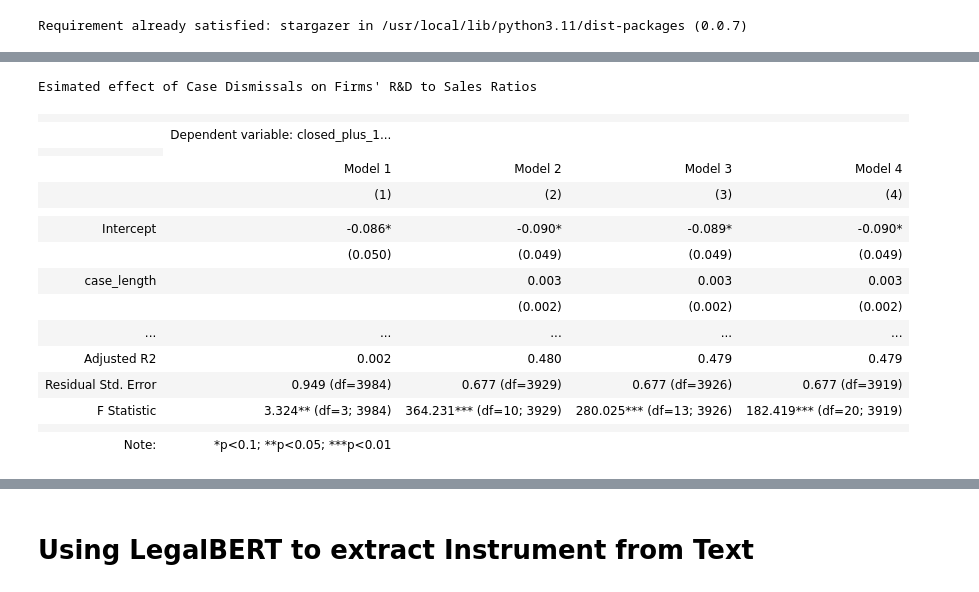
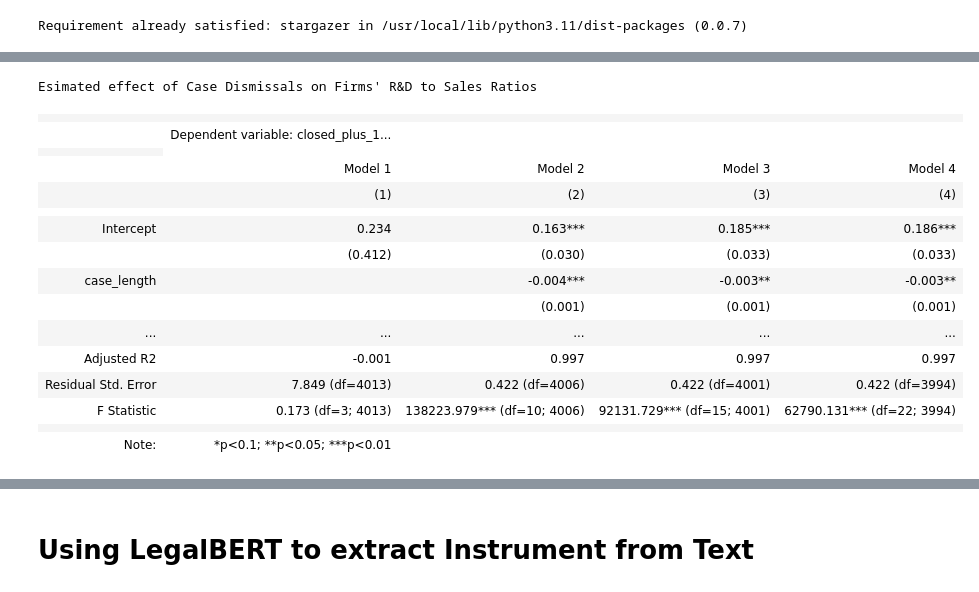
Before and after one commit to Sai0472003/PatentLitigation_Impact, a Jupyter notebook: Causal_Inference.ipynb, the cells around one changed output, grey strips where cells are left out. Saved outputs shown, nothing was run; the diff lists cells and outputs as text; code cells hidden in the pictures.

```diff
--- a/Causal_Inference.ipynb
+++ b/Causal_Inference.ipynb
@@ -345,48 +365,48 @@ Requirement already satisfied: stargazer in /usr/local/lib/python3.11/dist-packa
 # %%
-# Regression Table 1.2: Heterogeniety between Defendants and Plaintiffs (Dismissals)
+# Regression Table 1: Heterogeniety between Defendants and Plaintiffs (Dismissals)
 
 #base model
-model_1 = smf.ols('closed_plus_1_npm ~ disp_dismissed*defendant ', data=npm).fit()
+model_1 = smf.ols('closed_plus_1_rd_sale ~ disp_dismissed*defendant ', data=rnd).fit()
 
 #adds covariates
-model_2 = smf.ols('closed_plus_1_npm ~ disp_dismissed*defendant + past_performance + case_length + info_tech + health_care + industrials + materials + consumer_discretionary', data=npm).fit()
+model_2 = smf.ols('closed_plus_1_rd_sale ~ disp_dismissed*defendant + filed_minus_1_rd_sale + case_length + info_tech + health_care + industrials + materials + consumer_discretionary', data=rnd).fit()
 
 #adds more types of dsimissals and interactions between them
-model_3 = smf.ols('closed_plus_1_npm ~ disp_dismissed*defendant + disp_dismissed:dismissed_settlement + disp_dismissed:dismissed_voluntary + disp_dismissed:disp_before_issue_joined + past_performance + case_length + info_tech + health_care + industrials + materials + consumer_discretionary', data=npm).fit()
+model_3 = smf.ols('closed_plus_1_rd_sale ~ disp_dismissed*defendant + judgment_favor_plt + judgment_favor_def + disp_dismissed:dismissed_settlement + disp_dismissed:dismissed_voluntary + disp_dismissed:disp_before_issue_joined + filed_minus_1_rd_sale + case_length + info_tech + health_care + industrials + materials + consumer_discretionary', data=rnd).fit()
 
 #plaintiff-defendant heterogeniety between different types of dissmissals
-model_4 = smf.ols('closed_plus_1_npm ~ disp_dismissed*defendant + disp_dismissed:dismissed_settlement*defendant + disp_dismissed:dismissed_voluntary*defendant + disp_dismissed:disp_before_issue_joined*defendant + disp_dismissed:disp_before_issue_joined:dismissed_settlement + disp_dismissed:disp_before_issue_joined:dismissed_settlement:defendant + disp_dismissed:disp_before_issue_joined:dismissed_voluntary + disp_dismissed:disp_before_issue_joined:dismissed_voluntary*defendant + past_performance + case_length + info_tech + health_care + industrials + materials + consumer_discretionary', data=npm).fit()
+model_4 = smf.ols('closed_plus_1_rd_sale ~ disp_dismissed*defendant + judgment_favor_plt + judgment_favor_def + disp_dismissed:dismissed_settlement*defendant + disp_dismissed:dismissed_voluntary*defendant + disp_dismissed:disp_before_issue_joined*defendant + disp_dismissed:disp_before_issue_joined:dismissed_settlement + disp_dismissed:disp_before_issue_joined:dismissed_settlement:defendant + disp_dismissed:disp_before_issue_joined:dismissed_voluntary + disp_dismissed:disp_before_issue_joined:dismissed_voluntary*defendant + filed_minus_1_rd_sale + case_length + info_tech + health_care + industrials + materials + consumer_discretionary', data=rnd).fit()
 
 #creating stargazer object
 stargazer = Stargazer([model_1, model_2, model_3, model_4])
 
 # Custom column names
 stargazer.custom_columns(["Model 1", 'Model 2', 'Model 3', 'Model 4'], [1, 1, 1, 1])
 
 
 #stargazer.covariate_order([])
 
 #stargazer.rename_covariates({})
 
 stargazer.title("Esimated effect of Case Dismissals on Firms' R&D to Sales Ratios")
 
 # Display in Jupyter Notebook
 display(HTML(stargazer.render_html()))
 # %% [output]
 Esimated effect of Case Dismissals on Firms' R&D to Sales Ratios
 |  |  |  |  |  |
 |  | Dependent variable: closed_plus_1... |  |  |  |
 |  |
 |  | Model 1 | Model 2 | Model 3 | Model 4 |
 |  | (1) | (2) | (3) | (4) |
 |  |  |  |  |  |
-| Intercept | -0.086* | -0.090* | -0.089* | -0.090* |
-|  | (0.050) | (0.049) | (0.049) | (0.049) |
-| case_length |  | 0.003 | 0.003 | 0.003 |
-|  |  | (0.002) | (0.002) | (0.002) |
+| Intercept | 0.234 | 0.163*** | 0.185*** | 0.186*** |
+|  | (0.412) | (0.030) | (0.033) | (0.033) |
+| case_length |  | -0.004*** | -0.003** | -0.003** |
+|  |  | (0.001) | (0.001) | (0.001) |
 | ... | ... | ... | ... | ... |
-| Adjusted R2 | 0.002 | 0.480 | 0.479 | 0.479 |
-| Residual Std. Error | 0.949 (df=3984) | 0.677 (df=3929) | 0.677 (df=3926) | 0.677 (df=3919) |
-| F Statistic | 3.324** (df=3; 3984) | 364.231*** (df=10; 3929) | 280.025*** (df=13; 3926) | 182.419*** (df=20; 3919) |
+| Adjusted R2 | -0.001 | 0.997 | 0.997 | 0.997 |
+| Residual Std. Error | 7.849 (df=4013) | 0.422 (df=4006) | 0.422 (df=4001) | 0.422 (df=3994) |
+| F Statistic | 0.173 (df=3; 4013) | 138223.979*** (df=10; 4006) | 92131.729*** (df=15; 4001) | 62790.131*** (df=22; 3994) |
 |  |  |  |  |  |
 | Note: | *p<0.1; **p<0.05; ***p<0.01 |  |  |  |
```
Also changed, not shown: parts of 17 cells of this notebook.
